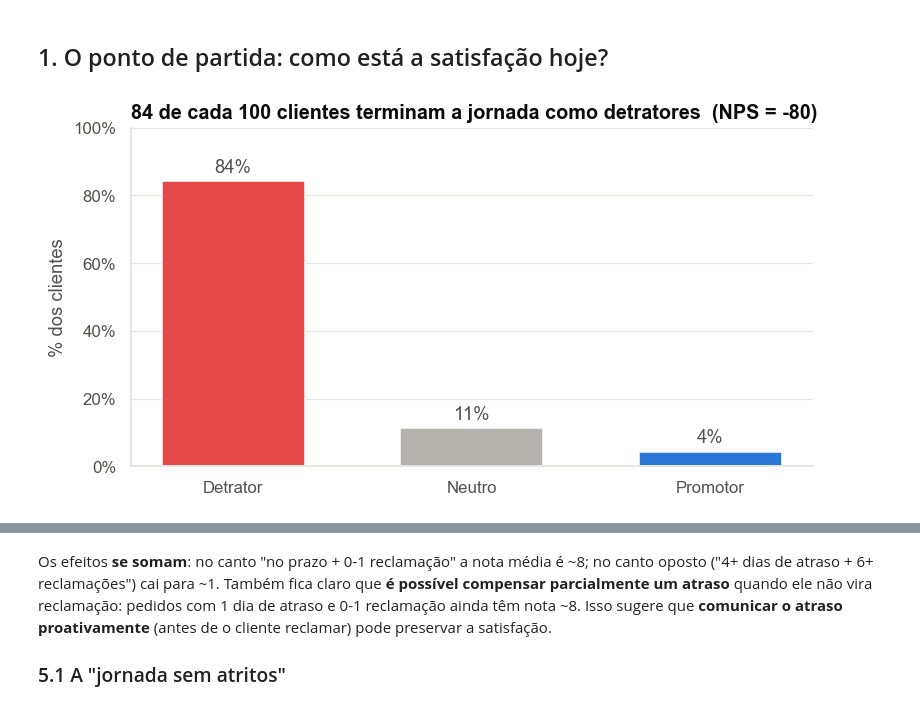
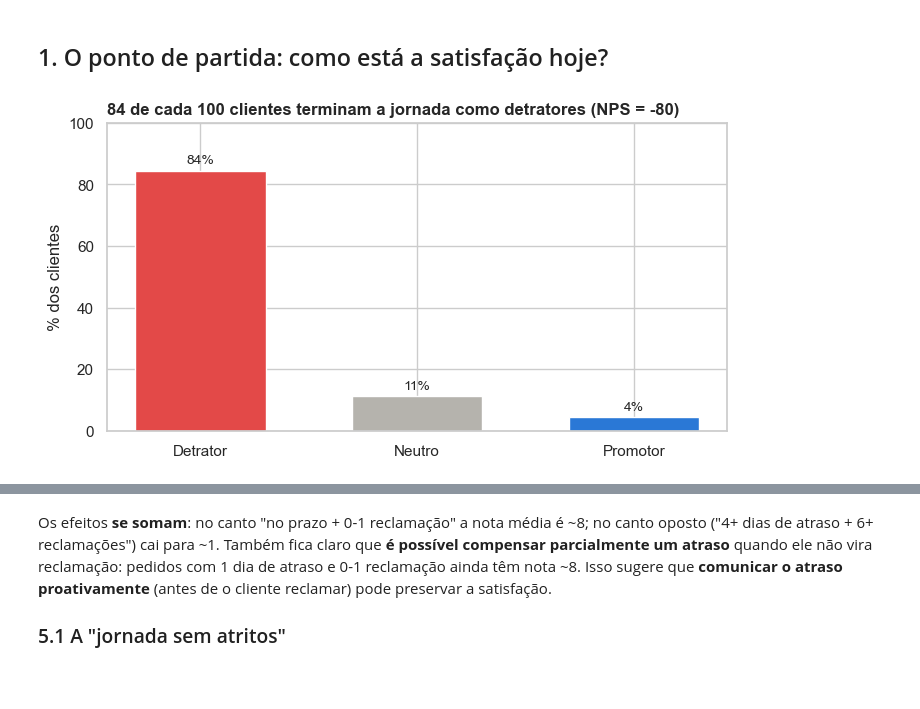
Before and after one commit to ricardowalendorff/Case_preditivo_NPS, a Jupyter notebook: notebooks/03_analise_exploratoria.ipynb, the cells around one changed output, grey strips where cells are left out. Saved outputs shown, nothing was run; the diff lists cells and outputs as text; code cells hidden in the pictures; blank space fills up the shorter version.

```diff
--- a/notebooks/03_analise_exploratoria.ipynb
+++ b/notebooks/03_analise_exploratoria.ipynb
@@ -22,42 +22,40 @@ from pathlib import Path
 sys.path.append(str(Path.cwd().parent))
 
 import matplotlib.pyplot as plt
-import matplotlib.ticker as mticker
 import numpy as np
 import pandas as pd
 import seaborn as sns
 from scipy import stats
+from statsmodels.stats.proportion import proportion_confint
 
-from src.nps_utils import (
-    FRIENDLY_NAMES, PRE_SURVEY_FEATURES, POST_EXPERIENCE_FEATURES,
-    load_processed_data, nps_index, nps_summary_by,
+from src.funcoes_nps import (
+    COLUNAS_POS_PESQUISA, COLUNAS_PRE_PESQUISA, NOMES_AMIGAVEIS, calcular_nps,
+    carregar_dados_tratados, intervalo_confianca_nps_bootstrap, resumir_nps_por_grupo,
 )
-from src.viz import (
-    COLOR_ALERT, COLOR_MUTED, COLOR_NEUTRAL, COLOR_PRIMARY, COLOR_TEXT_SECONDARY,
-    DIVERGING_CMAP, NPS_CATEGORY_COLORS, label_bars, save_figure, set_style,
+from src.graficos import (
+    COR_AZUL, COR_CINZA, COR_CINZA_CLARO, COR_VERMELHA, CORES_CATEGORIA_NPS,
+    configurar_estilo, rotular_barras, salvar_figura,
 )
 
-set_style()
-df = load_processed_data()
-print(f"{len(df)} pedidos carregados")
+configurar_estilo()
+dados = carregar_dados_tratados()
+print(f"{len(dados)} pedidos carregados")
 # %% [output]
 2500 pedidos carregados
 # %% [markdown]
 ## 1. O ponto de partida: como está a satisfação hoje?
 # %%
-category_share = df["nps_category"].value_counts(normalize=True).sort_index().mul(100)
-overall_nps = nps_index(df["nps_score"])
+participacao = dados["categoria_nps"].value_counts(normalize=True).sort_index() * 100
+nps_da_base = calcular_nps(dados["nps_score"])
 
-fig, ax = plt.subplots(figsize=(8, 4))
-bars = ax.bar(category_share.index, category_share.values,
-              color=[NPS_CATEGORY_COLORS[c] for c in category_share.index], width=0.6)
-label_bars(ax, fmt="{:.0f}", suffix="%", fontsize=12)
-ax.set_title(f"84 de cada 100 clientes terminam a jornada como detratores  (NPS = {overall_nps:.0f})")
-ax.set_ylabel("% dos clientes")
-ax.set_ylim(0, 100)
-ax.yaxis.set_major_formatter(mticker.PercentFormatter())
-save_figure(fig, "01_distribuicao_nps.png")
+figura, eixo = plt.subplots(figsize=(8, 4))
+eixo.bar(participacao.index, participacao.values, color=[CORES_CATEGORIA_NPS[c] for c in participacao.index], width=0.6)
+rotular_barras(eixo, sufixo="%")
+eixo.set_title(f"84 de cada 100 clientes terminam a jornada como detratores (NPS = {nps_da_base:.0f})")
+eixo.set_ylabel("% dos clientes")
+eixo.set_ylim(0, 100)
+salvar_figura(figura, "01_distribuicao_nps.png")
 plt.show()
 # %% [output]
-[figure, old version]
+[figure, new version]
 # %%
```
Also changed, not shown: parts of 31 cells of this notebook, 22 other files.
